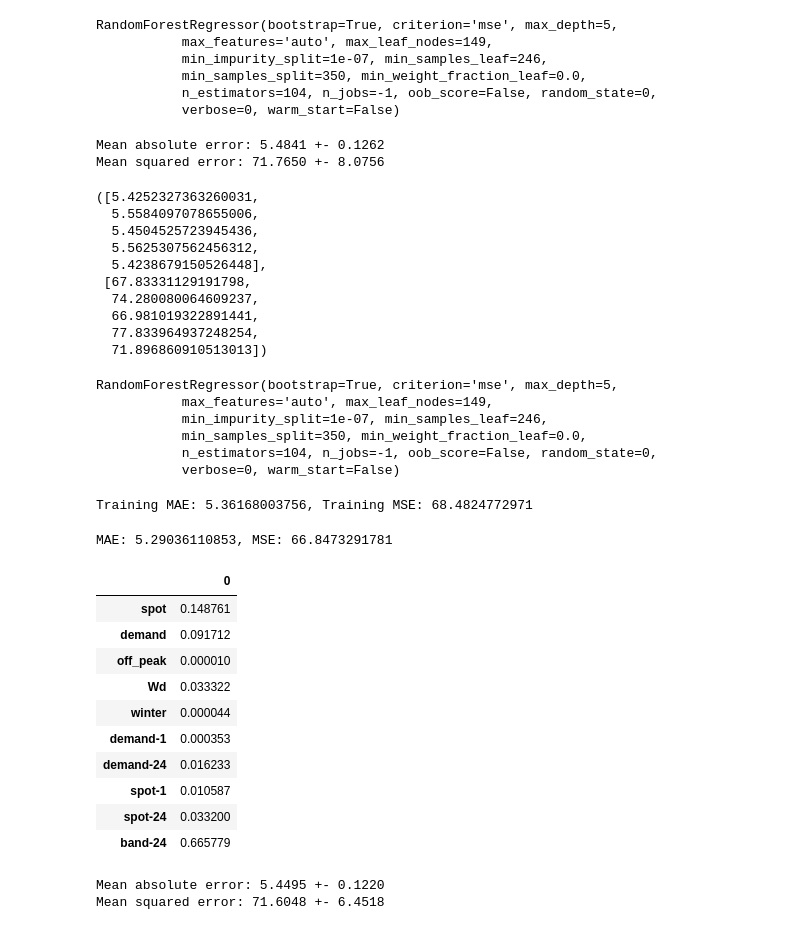
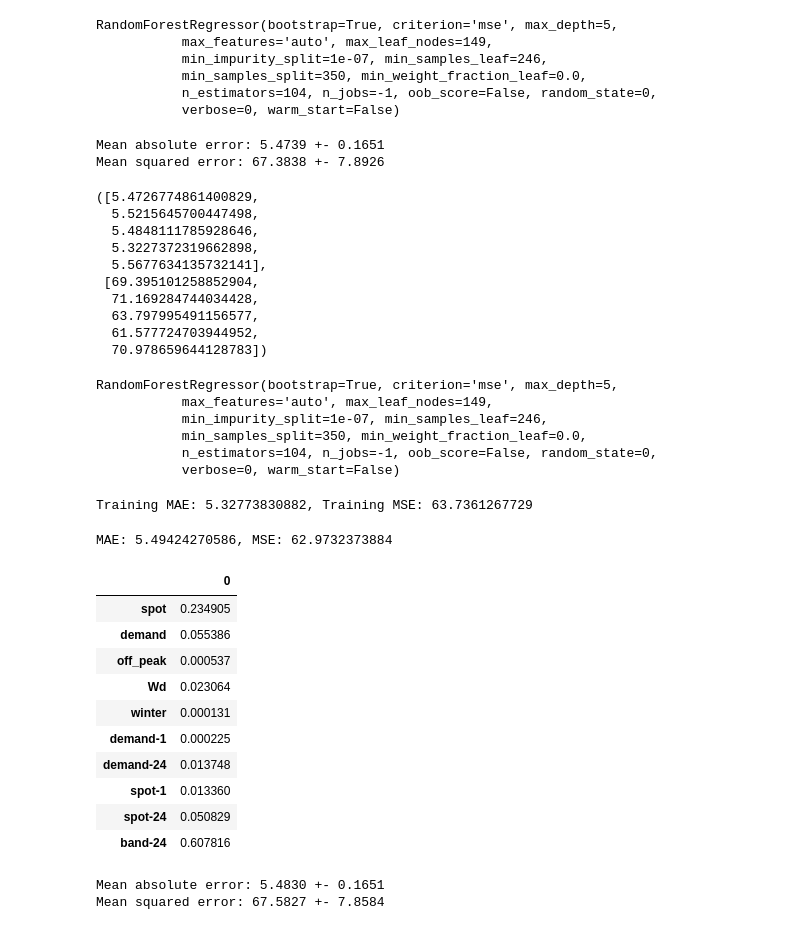
Before and after one commit to NonoMalpi/Secondary_band, a Jupyter notebook: Secondary band model.ipynb, the cells around one changed output. Cells and saved outputs as stored; diff of their text form; code cells hidden in the pictures.

```diff
--- a/Secondary band model.ipynb
+++ b/Secondary band model.ipynb
@@ -31,7 +31,7 @@ def get_clean_data(df_original):
     clean_df = df[['date', 'year', 'month', 'season', 'day','weekday','time', 'hour', 'minute', 'value']]
     clean_df = clean_df[~clean_df.index.duplicated()]
     clean_df['hour'] = np.where(clean_df['hour'].isin(np.arange(9,23)), 'Peak', 'off_peak')
-    clean_df['value'] = np.log1p(clean_df['value'])
+    #clean_df['value'] = np.log1p(clean_df['value'])
     clean_df_freq = clean_df.asfreq('H')
 
     return clean_df_freq
@@ -140,8 +140,8 @@ CV_mae = list()
 for train_index, test_index in kf.split(x_train, y_train):
     tree.fit(x_train[train_index], y_train[train_index])
     y_pred = tree.predict(x_train[test_index])
-    CV_mae.append(mean_absolute_error(np.exp(y_train[test_index]), np.exp(y_pred)))
-    CV_mse.append(mean_squared_error(np.exp(y_train[test_index]), np.exp(y_pred)))
+    CV_mae.append(mean_absolute_error(y_train[test_index], y_pred))
+    CV_mse.append(mean_squared_error(y_train[test_index], y_pred))
 
 print('Mean absolute error: %0.4f +- %0.4f' %(np.mean(CV_mae), 2*np.std(CV_mae)))
 print('Mean squared error: %0.4f +- %0.4f' %(np.mean(CV_mse), 2*np.std(CV_mse)))
@@ -262,27 +261,27 @@ CV_mae = list()
 for train_index, test_index in kf.split(x_train, y_train):
     rfr.fit(x_train[train_index], y_train[train_index])
     y_pred = rfr.predict(x_train[test_index])
-    CV_mae.append(mean_absolute_error(np.exp(y_train[test_index]), np.exp(y_pred)))
-    CV_mse.append(mean_squared_error(np.exp(y_train[test_index]), np.exp(y_pred)))
+    CV_mae.append(mean_absolute_error(y_train[test_index], y_pred))
+    CV_mse.append(mean_squared_error(y_train[test_index], y_pred))
 
 print('Mean absolute error: %0.4f +- %0.4f' %(np.mean(CV_mae), 2*np.std(CV_mae)))
 print('Mean squared error: %0.4f +- %0.4f' %(np.mean(CV_mse), 2*np.std(CV_mse)))
 # %% [output]
-Mean absolute error: 5.4841 +- 0.1262
-Mean squared error: 71.7650 +- 8.0756
+Mean absolute error: 5.4739 +- 0.1651
+Mean squared error: 67.3838 +- 7.8926
 # %%
 CV_mae, CV_mse
 # %% [output]
-([5.4252327363260031,
-  5.5584097078655006,
-  5.4504525723945436,
-  5.5625307562456312,
-  5.4238679150526448],
- [67.83331129191798,
-  74.280080064609237,
-  66.981019322891441,
-  77.833964937248254,
-  71.896860910513013])
+([5.4726774861400829,
+  5.5215645700447498,
+  5.4848111785928646,
+  5.3227372319662898,
+  5.5677634135732141],
+ [69.395101258852904,
+  71.169284744034428,
+  63.797995491156577,
+  61.577724703944952,
+  70.978659644128783])
 # %%
 rfr.fit(x_train, y_train)
 # %% [output]
@@ -293,28 +292,28 @@ RandomForestRegressor(bootstrap=True, criterion='mse', max_depth=5,
            n_estimators=104, n_jobs=-1, oob_score=False, random_state=0,
            verbose=0, warm_start=False)
 # %%
-print('Training MAE: ' +str(mean_absolute_error(np.exp(y_train), np.exp(rfr.predict(x_train))))+', Training MSE: ' +
-      str(mean_squared_error(np.exp(y_train), np.exp(rfr.predict(x_train)))))
+print('Training MAE: ' +str(mean_absolute_error(y_train, rfr.predict(x_train)))+', Training MSE: ' +
+      str(mean_squared_error(y_train, rfr.predict(x_train))))
 # %% [output]
-Training MAE: 5.36168003756, Training MSE: 68.4824772971
+Training MAE: 5.32773830882, Training MSE: 63.7361267729
 # %%
 #Print test error and feature importance
-print('MAE: ' +str(mean_absolute_error(np.exp(y_test), np.exp(rfr.predict(x_test))))+', MSE: ' +
-      str(mean_squared_error(np.exp(y_test), np.exp(rfr.predict(x_test)))))
+print('MAE: ' +str(mean_absolute_error(y_test, rfr.predict(x_test)))+', MSE: ' +
+      str(mean_squared_error(y_test, rfr.predict(x_test))))
 pd.DataFrame(data=rfr.feature_importances_, index=features_list)
 # %% [output]
-MAE: 5.29036110853, MSE: 66.8473291781
+MAE: 5.49424270586, MSE: 62.9732373884
 |  | 0 |
-| spot | 0.148761 |
-| demand | 0.091712 |
-| off_peak | 0.000010 |
-| Wd | 0.033322 |
-| winter | 0.000044 |
-| demand-1 | 0.000353 |
-| demand-24 | 0.016233 |
-| spot-1 | 0.010587 |
-| spot-24 | 0.033200 |
-| band-24 | 0.665779 |
+| spot | 0.234905 |
+| demand | 0.055386 |
+| off_peak | 0.000537 |
+| Wd | 0.023064 |
+| winter | 0.000131 |
+| demand-1 | 0.000225 |
+| demand-24 | 0.013748 |
+| spot-1 | 0.013360 |
+| spot-24 | 0.050829 |
+| band-24 | 0.607816 |
 # %%
 export_graphviz(rfr.estimators_[12], out_file="0.dot", max_depth=None, feature_names=features_list, label='none',
                filled=True, leaves_parallel=False, impurity=False, node_ids=False, proportion=False, rotate=False,
@@ -341,14 +340,14 @@ CV_mae = list()
 for train_index, test_index in kf.split(x_train, y_train):
     rfr.fit(x_train[train_index], y_train[train_index])
     y_pred = rfr.predict(x_train[test_index])
-    CV_mae.append(mean_absolute_error(np.exp(y_train[test_index]), np.exp(y_pred)))
-    CV_mse.append(mean_squared_error(np.exp(y_train[test_index]), np.exp(y_pred)))
+    CV_mae.append(mean_absolute_error(y_train[test_index], y_pred))
+    CV_mse.append(mean_squared_error(y_train[test_index], y_pred))
 
 print('Mean absolute error: %0.4f +- %0.4f' %(np.mean(CV_mae), 2*np.std(CV_mae)))
 print('Mean squared error: %0.4f +- %0.4f' %(np.mean(CV_mse), 2*np.std(CV_mse)))
 # %% [output]
-Mean absolute error: 5.4495 +- 0.1220
-Mean squared error: 71.6048 +- 6.4518
+Mean absolute error: 5.4830 +- 0.1651
+Mean squared error: 67.5827 +- 7.8584
 # %%
 CV_mae, CV_mse
 # %% [output]
```
Also changed, not shown: parts of 15 cells of this notebook, 2 other files.
